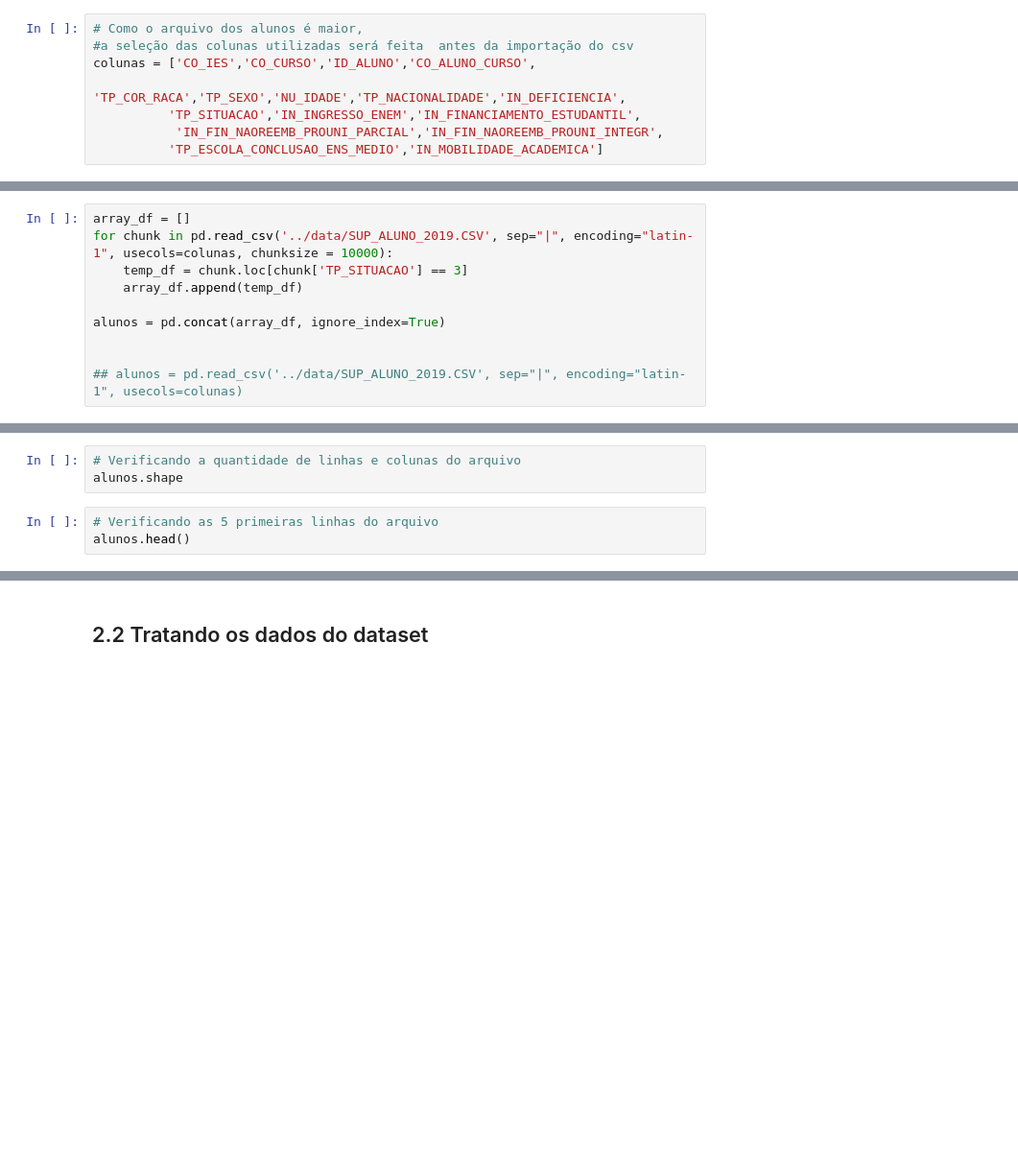
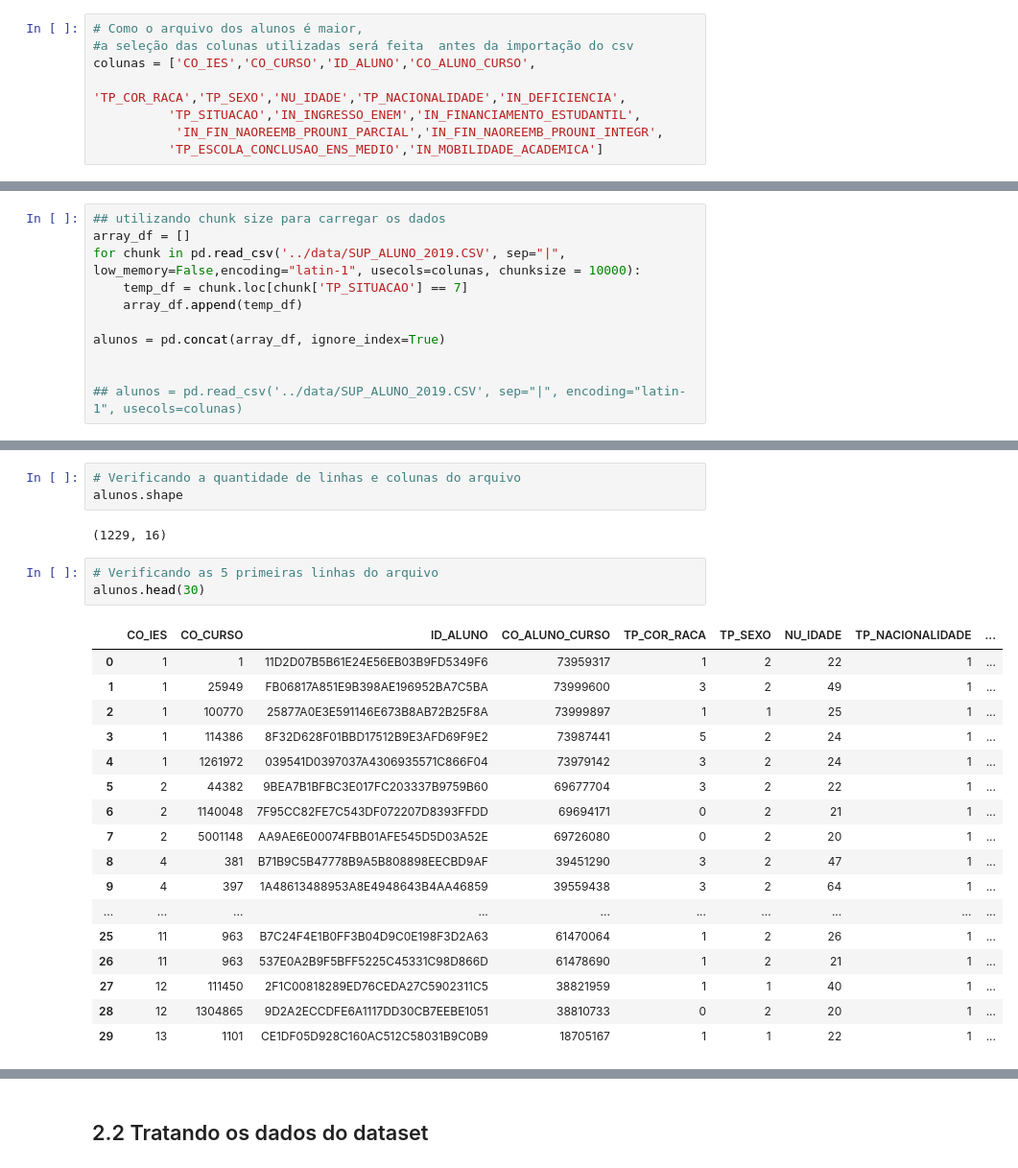
Before and after one commit to renankist/tcc, a Jupyter notebook: notebooks/load_alunos.ipynb, the cells around one changed output, grey strips where cells are left out. Shown at 96% size. Drawn from its saved outputs; the diff is of its cells as text; blank space fills up the shorter version.

Commit message:
Versão final dos scripts para o TCC

```diff
--- a/notebooks/load_alunos.ipynb
+++ b/notebooks/load_alunos.ipynb
@@ -28,7 +28,8 @@ colunas = ['CO_IES','CO_CURSO','ID_ALUNO','CO_ALUNO_CURSO',
 # %%
+## utilizando chunk size para carregar os dados
 array_df = []
-for chunk in pd.read_csv('../data/SUP_ALUNO_2019.CSV', sep="|", encoding="latin-1", usecols=colunas, chunksize = 10000):
-    temp_df = chunk.loc[chunk['TP_SITUACAO'] == 3]
+for chunk in pd.read_csv('../data/SUP_ALUNO_2019.CSV', sep="|", low_memory=False,encoding="latin-1", usecols=colunas, chunksize = 10000):
+    temp_df = chunk.loc[chunk['TP_SITUACAO'] == 7]
     array_df.append(temp_df)
 
 alunos = pd.concat(array_df, ignore_index=True)
@@ -38,9 +60,29 @@ alunos = pd.concat(array_df, ignore_index=True)
 # %%
 # Verificando a quantidade de linhas e colunas do arquivo
 alunos.shape
+# %% [output]
+(1229, 16)
 # %%
 # Verificando as 5 primeiras linhas do arquivo
-alunos.head()
+alunos.head(30)
+# %% [output]
+|  | CO_IES | CO_CURSO | ID_ALUNO | CO_ALUNO_CURSO | TP_COR_RACA | TP_SEXO | NU_IDADE | TP_NACIONALIDADE | ... |
+| 0 | 1 | 1 | 11D2D07B5B61E24E56EB03B9FD5349F6 | 73959317 | 1 | 2 | 22 | 1 | ... |
+| 1 | 1 | 25949 | FB06817A851E9B398AE196952BA7C5BA | 73999600 | 3 | 2 | 49 | 1 | ... |
+| 2 | 1 | 100770 | 25877A0E3E591146E673B8AB72B25F8A | 73999897 | 1 | 1 | 25 | 1 | ... |
+| 3 | 1 | 114386 | 8F32D628F01BBD17512B9E3AFD69F9E2 | 73987441 | 5 | 2 | 24 | 1 | ... |
+| 4 | 1 | 1261972 | 039541D0397037A4306935571C866F04 | 73979142 | 3 | 2 | 24 | 1 | ... |
+| 5 | 2 | 44382 | 9BEA7B1BFBC3E017FC203337B9759B60 | 69677704 | 3 | 2 | 22 | 1 | ... |
+| 6 | 2 | 1140048 | 7F95CC82FE7C543DF072207D8393FFDD | 69694171 | 0 | 2 | 21 | 1 | ... |
+| 7 | 2 | 5001148 | AA9AE6E00074FBB01AFE545D5D03A52E | 69726080 | 0 | 2 | 20 | 1 | ... |
+| 8 | 4 | 381 | B71B9C5B47778B9A5B808898EECBD9AF | 39451290 | 3 | 2 | 47 | 1 | ... |
+| 9 | 4 | 397 | 1A48613488953A8E4948643B4AA46859 | 39559438 | 3 | 2 | 64 | 1 | ... |
+| ... | ... | ... | ... | ... | ... | ... | ... | ... | ... |
+| 25 | 11 | 963 | B7C24F4E1B0FF3B04D9C0E198F3D2A63 | 61470064 | 1 | 2 | 26 | 1 | ... |
+| 26 | 11 | 963 | 537E0A2B9F5BFF5225C45331C98D866D | 61478690 | 1 | 2 | 21 | 1 | ... |
+| 27 | 12 | 111450 | 2F1C00818289ED76CEDA27C5902311C5 | 38821959 | 1 | 1 | 40 | 1 | ... |
+| 28 | 12 | 1304865 | 9D2A2ECCDFE6A1117DD30CB7EEBE1051 | 38810733 | 0 | 2 | 20 | 1 | ... |
+| 29 | 13 | 1101 | CE1DF05D928C160AC512C58031B9C0B9 | 18705167 | 1 | 1 | 22 | 1 | ... |
 # %%
 # Verificando o tipo de cada coluna
 alunos.dtypes
```
Also changed, not shown: parts of 43 cells of this notebook, 4 other files.
